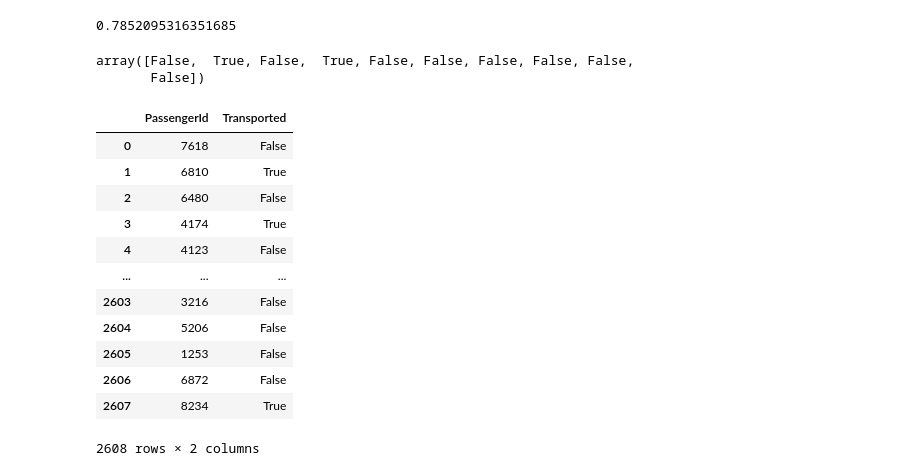
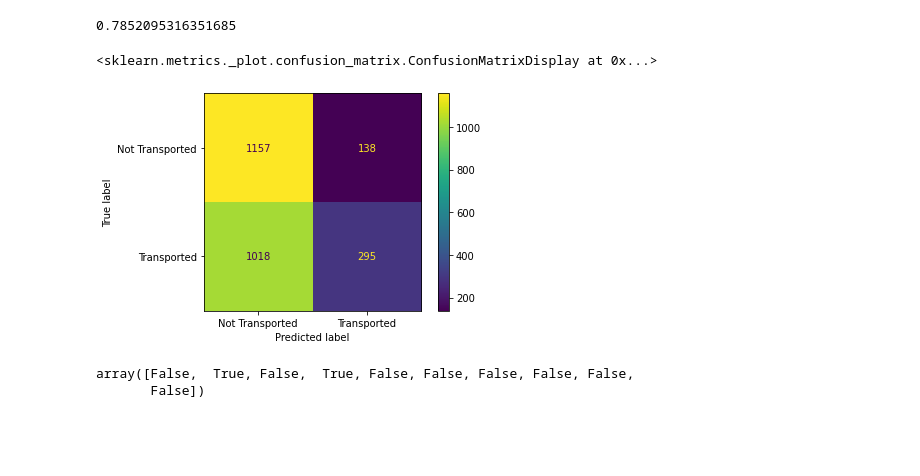
Before and after one commit to Jonatala/SpaceshipTitanic, a Jupyter notebook: SpceshipTitanicAssignment.ipynb, the cells around one changed output. Cells and saved outputs as stored; diff of their text form; code cells hidden in the pictures; blank space fills up the shorter version.

```diff
--- a/SpceshipTitanicAssignment.ipynb
+++ b/SpceshipTitanicAssignment.ipynb
@@ -463,6 +461,15 @@ Y_pred = logreg.predict(X_test)
 logreg.score(X_train_scaled, y_train)
 # %% [output]
 0.7852095316351685
+# %%
+plot_confusion_matrix(logreg,
+                      X_test,
+                      y_test,
+                      values_format='d',
+                      display_labels=["Not Transported", "Transported"])
+# %% [output]
+<sklearn.metrics._plot.confusion_matrix.ConfusionMatrixDisplay at 0x...>
+[figure, added]
 # %%
 predictions=logreg.predict(X_test)
 predictions[0:10]
@@ -479,17 +485,0 @@ output.to_csv('submission3.csv', index=False)
-# %%
-sub1 = pd.read_csv('/content/submission3.csv')
-sub1
-# %% [output]
-|  | PassengerId | Transported |
-| 0 | 7618 | False |
-| 1 | 6810 | True |
-| 2 | 6480 | False |
-| 3 | 4174 | True |
-| 4 | 4123 | False |
-| ... | ... | ... |
-| 2603 | 3216 | False |
-| 2604 | 5206 | False |
-| 2605 | 1253 | False |
-| 2606 | 6872 | False |
-| 2607 | 8234 | True |
-2608 rows × 2 columns
```
Also changed, not shown: parts of 8 cells of this notebook.
